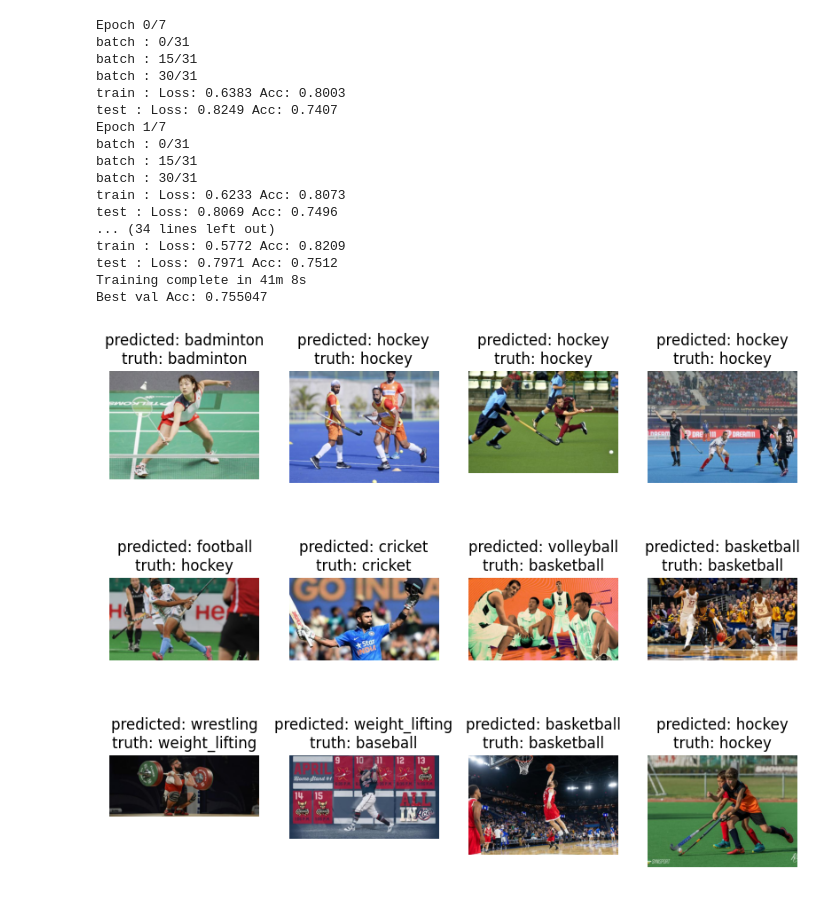
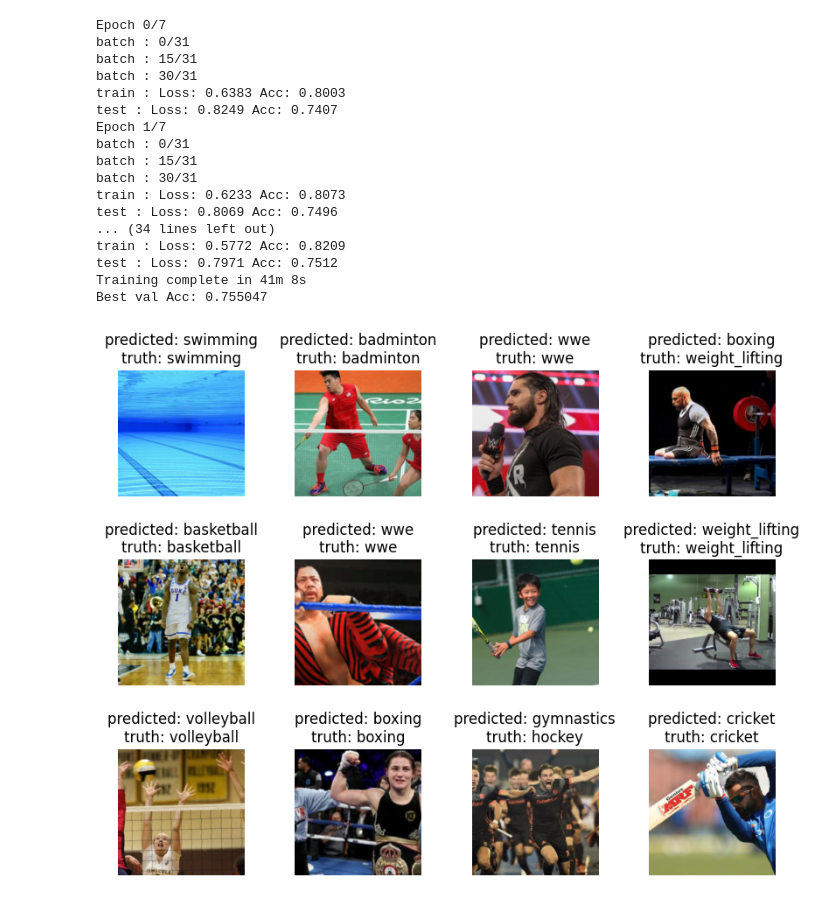
Before and after one commit to axelrocheteau/Neural-network, a Jupyter notebook: import_NN.ipynb, the cells around one changed output. Saved outputs shown, nothing was run; the diff lists cells and outputs as text; code cells hidden in the pictures.

Commit message:
display image

```diff
--- a/import_NN.ipynb
+++ b/import_NN.ipynb
@@ -139,18 +139,6 @@ datasets = train_val_dataset(X, y, 0.25)
 print(datasets['X_train'].shape)
 # %% [output]
 torch.Size([7727, 3, 256, 256])
-# %%
-def imshow(inp, title=None):
-    """Imshow for Tensor."""
-    inp = inp.numpy().transpose((1, 2, 0))
-    mean = np.array([0.485, 0.456, 0.406])
-    std = np.array([0.229, 0.224, 0.225])
-    inp = std * inp + mean
-    inp = np.clip(inp, 0, 1)
-    plt.imshow(inp)
-    if title is not None:
-        plt.title(title)
-    plt.pause(0.001)  # pause a bit so that plots are updated
 # %%
 def train_model(datasets, model, criterion, optimizer, scheduler, batch_size = 100, num_epochs=2):
     since = time.time()
@@ -222,8 +210,17 @@ def train_model(datasets, model, criterion, optimizer, scheduler, batch_size = 1
     # load best model weights
     model.load_state_dict(best_model_wts)
     return model
+# %%
+def imshow(inp, axis):
+    """Imshow for Tensor."""
+    inp = inp.numpy().transpose((1, 2, 0))
+    mean = np.array([0.485, 0.456, 0.406])
+    std = np.array([0.229, 0.224, 0.225])
+    inp = std * inp + mean
+    inp = np.clip(inp, 0, 1)
+    axis.imshow(inp)
 # %%
-def visualize_model(image_paths, X, y, model, num_images=12):
+def visualize_model(X, y, model, num_images=12):
 
     nb_row = num_images // 4 if num_images % 4 == 0 else (num_images // 4) + 1
     fig, ax = plt.subplots(nb_row, 4, sharex='col', sharey='row', figsize=(10, 10*(nb_row/4)))
@@ -241,8 +238,7 @@ def visualize_model(image_paths, X, y, model, num_images=12):
         _, class_number = torch.max(labels, 1)
 
         for row_index, idx_img in enumerate(idx):
-            img = Image.open(image_paths[idx_img])
-            ax[row_index//4, row_index % 4].imshow(img)
+            imshow(inputs[row_index], ax[row_index//4, row_index % 4])
             ax[row_index//4, row_index % 4].axis('off')
             title = f'predicted: {class_names[preds[row_index].item()]}\ntruth: {class_names[class_number[row_index].item()]}'
             ax[row_index//4, row_index % 4].set_title(title)
@@ -278,10 +274,11 @@ train : Loss: 0.5772 Acc: 0.8209
 test : Loss: 0.7971 Acc: 0.7512
 Training complete in 41m 8s
 Best val Acc: 0.755047
-# %%
-visualize_model(image_paths, X, y, model_opti)
-# %% [output]
-[figure, removed]
+# %%
+model_opti = torch.jit.load('./models/alexnet.pt')
+visualize_model(X, y, model_opti)
+# %% [output]
+[figure, added]
 # %%
 model_scripted = torch.jit.script(model) # Export to TorchScript
 model_scripted.save('./models/alexnet.pt') # Save
```
